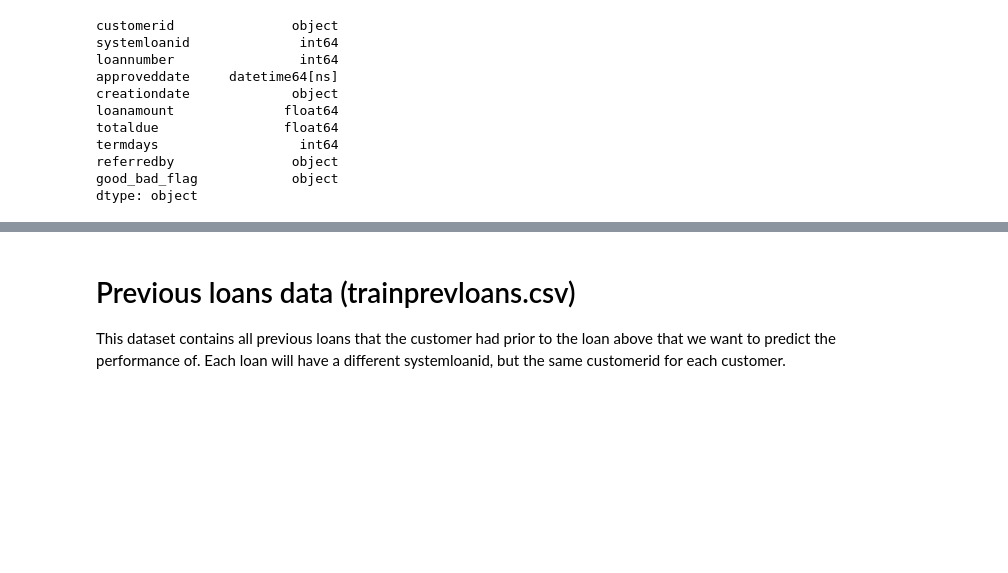
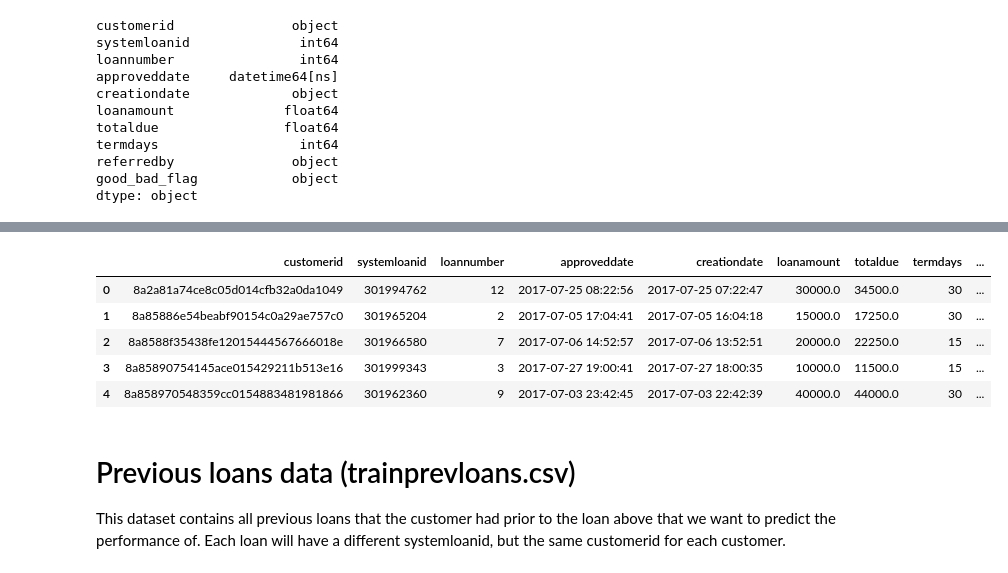
Before and after one commit to Refactory-Capstone-Project/Loan-default-prediction-challenge-, a Jupyter notebook: LoanPredictionSubmission.ipynb, the cells around one changed output, grey strips where cells are left out. Cells and saved outputs as stored; diff of their text form; code cells hidden in the pictures; blank space fills up the shorter version.

```diff
--- a/LoanPredictionSubmission.ipynb
+++ b/LoanPredictionSubmission.ipynb
@@ -308,3 +258,6 @@ termdays                  int64
 referredby               object
 good_bad_flag            object
 dtype: object
+# %%
+train_perf['creationdate'] = pd.to_datetime(train_perf['creationdate'])
+train_perf.dtypes
@@ -310,0 +285,3 @@ dtype: object
+# %%
+train_perf["referredby"]= train_perf["referredby"].fillna("Unknown")
+train_perf["referredby"].value_counts()
@@ -310,0 +309,4 @@ dtype: object
+# %%
+encoder = LabelEncoder()
+train_perf['good_bad_flag'] = encoder.fit_transform(train_perf['good_bad_flag'])
+train_perf[['good_bad_flag']]
@@ -311,3 +327,12 @@ dtype: object
+# %%
+train_perf.head(5)
+# %% [output]
+|  | customerid | systemloanid | loannumber | approveddate | creationdate | loanamount | totaldue | termdays | ... |
+| 0 | 8a2a81a74ce8c05d014cfb32a0da1049 | 301994762 | 12 | 2017-07-25 08:22:56 | 2017-07-25 07:22:47 | 30000.0 | 34500.0 | 30 | ... |
+| 1 | 8a85886e54beabf90154c0a29ae757c0 | 301965204 | 2 | 2017-07-05 17:04:41 | 2017-07-05 16:04:18 | 15000.0 | 17250.0 | 30 | ... |
+| 2 | 8a8588f35438fe12015444567666018e | 301966580 | 7 | 2017-07-06 14:52:57 | 2017-07-06 13:52:51 | 20000.0 | 22250.0 | 15 | ... |
+| 3 | 8a85890754145ace015429211b513e16 | 301999343 | 3 | 2017-07-27 19:00:41 | 2017-07-27 18:00:35 | 10000.0 | 11500.0 | 15 | ... |
+| 4 | 8a858970548359cc0154883481981866 | 301962360 | 9 | 2017-07-03 23:42:45 | 2017-07-03 22:42:39 | 40000.0 | 44000.0 | 30 | ... |
 # %% [markdown]
 # Previous loans data (trainprevloans.csv)
 
```
Also changed, not shown: parts of 20 cells of this notebook.
